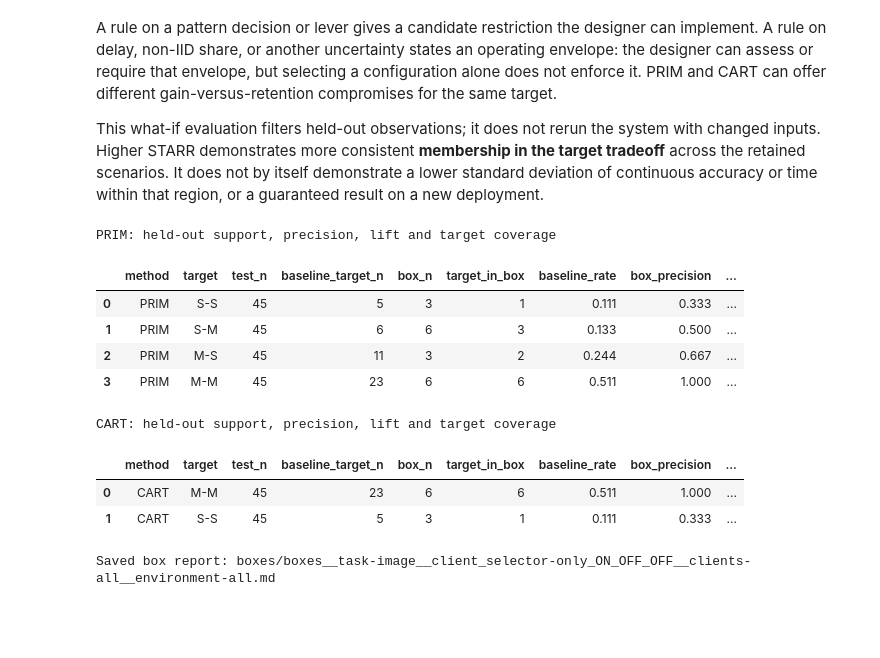
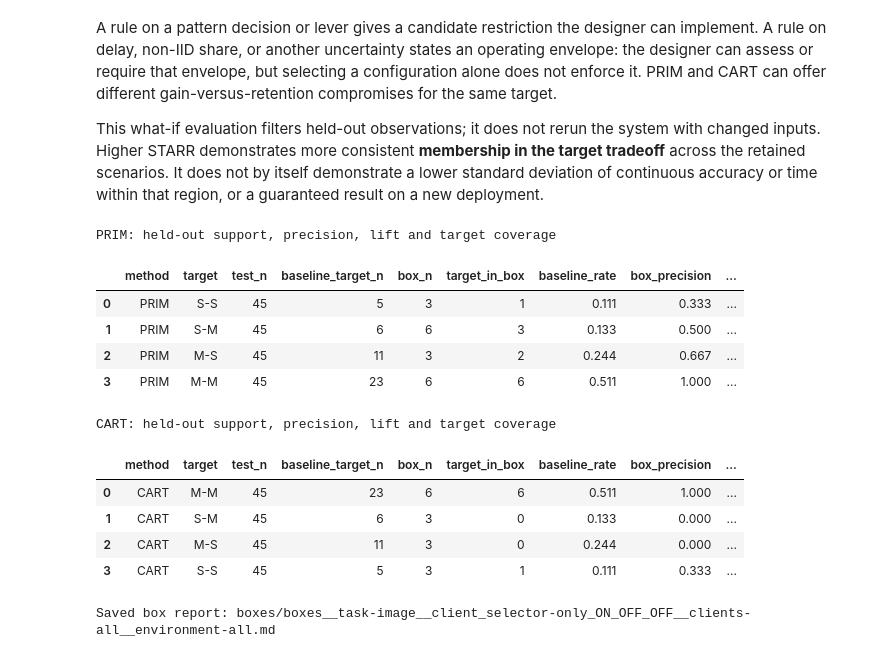
Before and after one commit to andresdp/patterns-sa, a Jupyter notebook: federatedlearning/compact/image/analysis-fl-rq-client_selector-image.ipynb, the cells around one changed output. Saved outputs shown, nothing was run; the diff lists cells and outputs as text; code cells hidden in the pictures; blank space fills up the shorter version.

```diff
--- a/federatedlearning/compact/image/analysis-fl-rq-client_selector-image.ipynb
+++ b/federatedlearning/compact/image/analysis-fl-rq-client_selector-image.ipynb
@@ -978,35 +986,37 @@ def heldout_box_summary(boxes, method):
         definition = session.get_tradeoff(box.target_tradeoff)
         for objective, label in definition.elements.items():
             target &= session.discrete_df.loc[X.index, objective].astype(str).eq(str(label))
         base_n, target_n = len(X), int(target.sum())
         inside_n, hits = int(inside.sum()), int((inside & target).sum())
         base_rate = target_n / base_n if base_n else float('nan')
         precision = hits / inside_n if inside_n else float('nan')
         rows.append({'method': method, 'target': box.target_tradeoff,
                      'test_n': base_n, 'baseline_target_n': target_n,
                      'box_n': inside_n, 'target_in_box': hits,
                      'baseline_rate': base_rate, 'box_precision': precision,
                      'test_delta_rate': precision - base_rate if inside_n else float('nan'),
-                     'train_lift_absolute': box.metrics.get('lift'),
+                     'train_lift_absolute': box.discovery_metrics.get('lift'),
                      'test_recall_coverage': hits / target_n if target_n else float('nan')})
     return pd.DataFrame(rows)
 print('PRIM: held-out support, precision, lift and target coverage')
 prim_heldout_metrics = heldout_box_summary(prim_boxes, 'PRIM')
 display(prim_heldout_metrics.round(3))
 print('CART: held-out support, precision, lift and target coverage')
 cart_heldout_metrics = heldout_box_summary(cart_boxes, 'CART')
 display(cart_heldout_metrics.round(3))
 # %% [output]
 PRIM: held-out support, precision, lift and target coverage
 |  | method | target | test_n | baseline_target_n | box_n | target_in_box | baseline_rate | box_precision | ... |
 | 0 | PRIM | S-S | 45 | 5 | 3 | 1 | 0.111 | 0.333 | ... |
 | 1 | PRIM | S-M | 45 | 6 | 6 | 3 | 0.133 | 0.500 | ... |
 | 2 | PRIM | M-S | 45 | 11 | 3 | 2 | 0.244 | 0.667 | ... |
 | 3 | PRIM | M-M | 45 | 23 | 6 | 6 | 0.511 | 1.000 | ... |
 CART: held-out support, precision, lift and target coverage
 |  | method | target | test_n | baseline_target_n | box_n | target_in_box | baseline_rate | box_precision | ... |
 | 0 | CART | M-M | 45 | 23 | 6 | 6 | 0.511 | 1.000 | ... |
-| 1 | CART | S-S | 45 | 5 | 3 | 1 | 0.111 | 0.333 | ... |
+| 1 | CART | S-M | 45 | 6 | 3 | 0 | 0.133 | 0.000 | ... |
+| 2 | CART | M-S | 45 | 11 | 3 | 0 | 0.244 | 0.000 | ... |
+| 3 | CART | S-S | 45 | 5 | 3 | 1 | 0.111 | 0.333 | ... |
 # %%
 report_metadata = {
     "Task": f"{TASK} classification",
```
Also changed, not shown: parts of 16 cells of this notebook, 33 other files.
